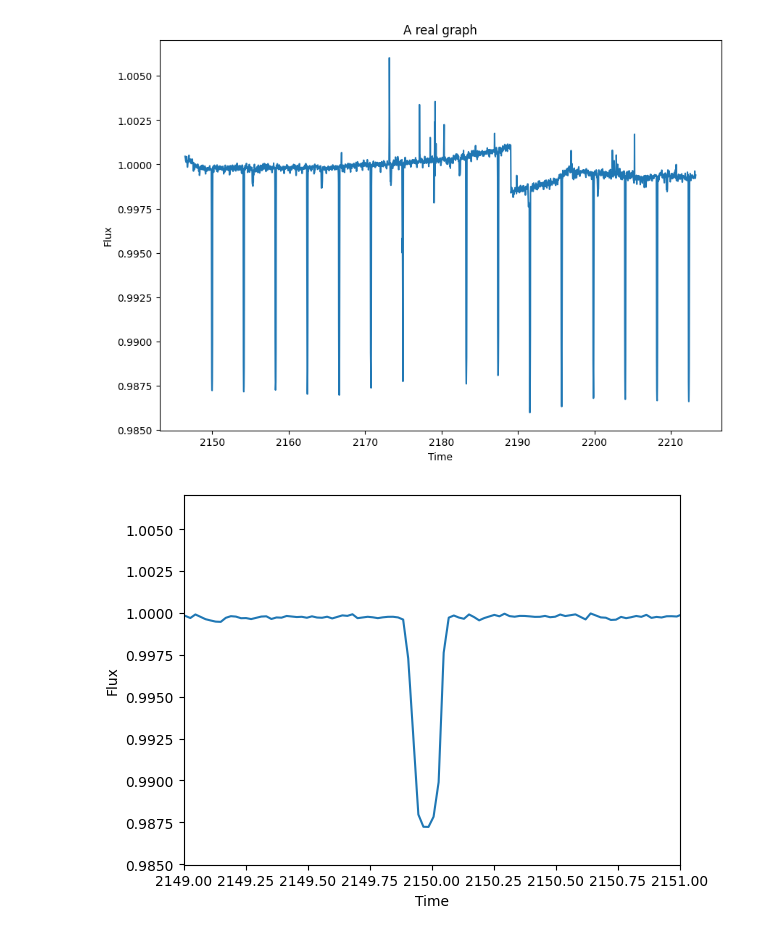
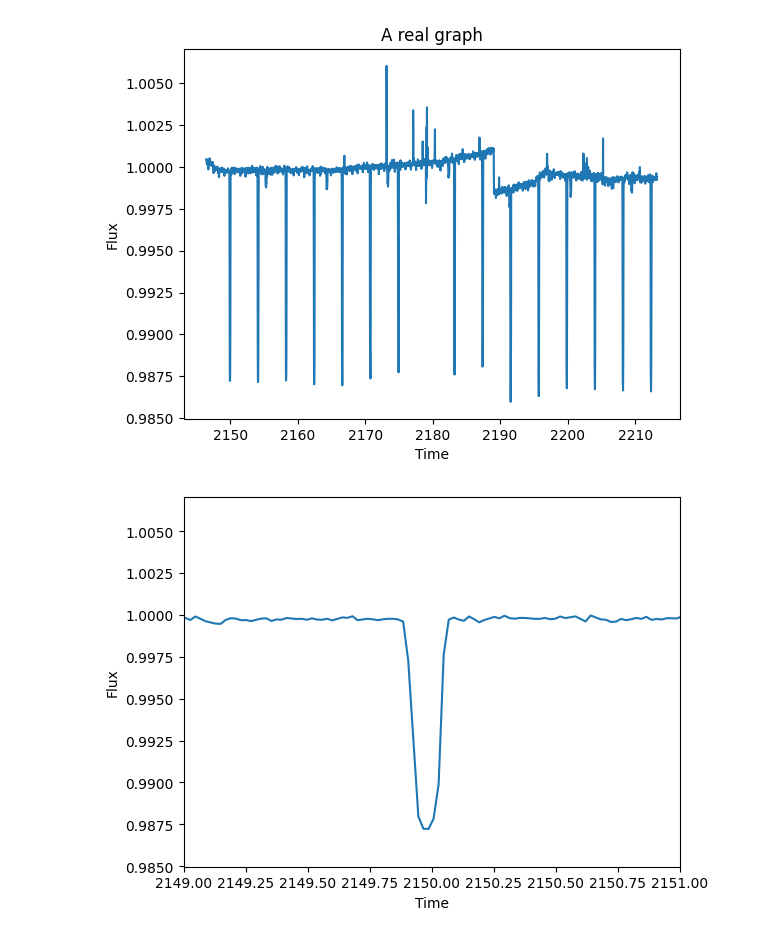
Before and after one commit to Paul98765432/Porting-my-JupyterLab-Code, a Jupyter notebook: WASP-47 Graphs, incomplete.ipynb, the cells around one changed output. Drawn from its saved outputs; the diff is of its cells as text; code cells hidden in the pictures.

Commit message:
Add files via upload
This is what I am currently (7/28) working on, but cannot for the life of me figure out how to proceed.

```diff
--- a/WASP-47 Graphs, incomplete.ipynb
+++ b/WASP-47 Graphs, incomplete.ipynb
@@ -9,14 +9,13 @@ data_planet = pd.read_excel("ep206103150.xlsx")
 # %%
 # data_planet.head()
 # %%
-plt.figure(figsize=(10,7))
 plt.plot(data_planet['time'],data_planet['flux'],label="Blue Led") # Plot a curve.
 plt.xlabel("Time")
 plt.ylabel("Flux")
 plt.title("A real graph")
 plt.show()
 # %% [output]
-[figure, old version]
+[figure, new version]
 # %%
 plt.plot(data_planet['time'],data_planet['flux'])
 plt.xlim(2149, 2151)
```
Also changed, not shown: parts of 2 cells of this notebook.
